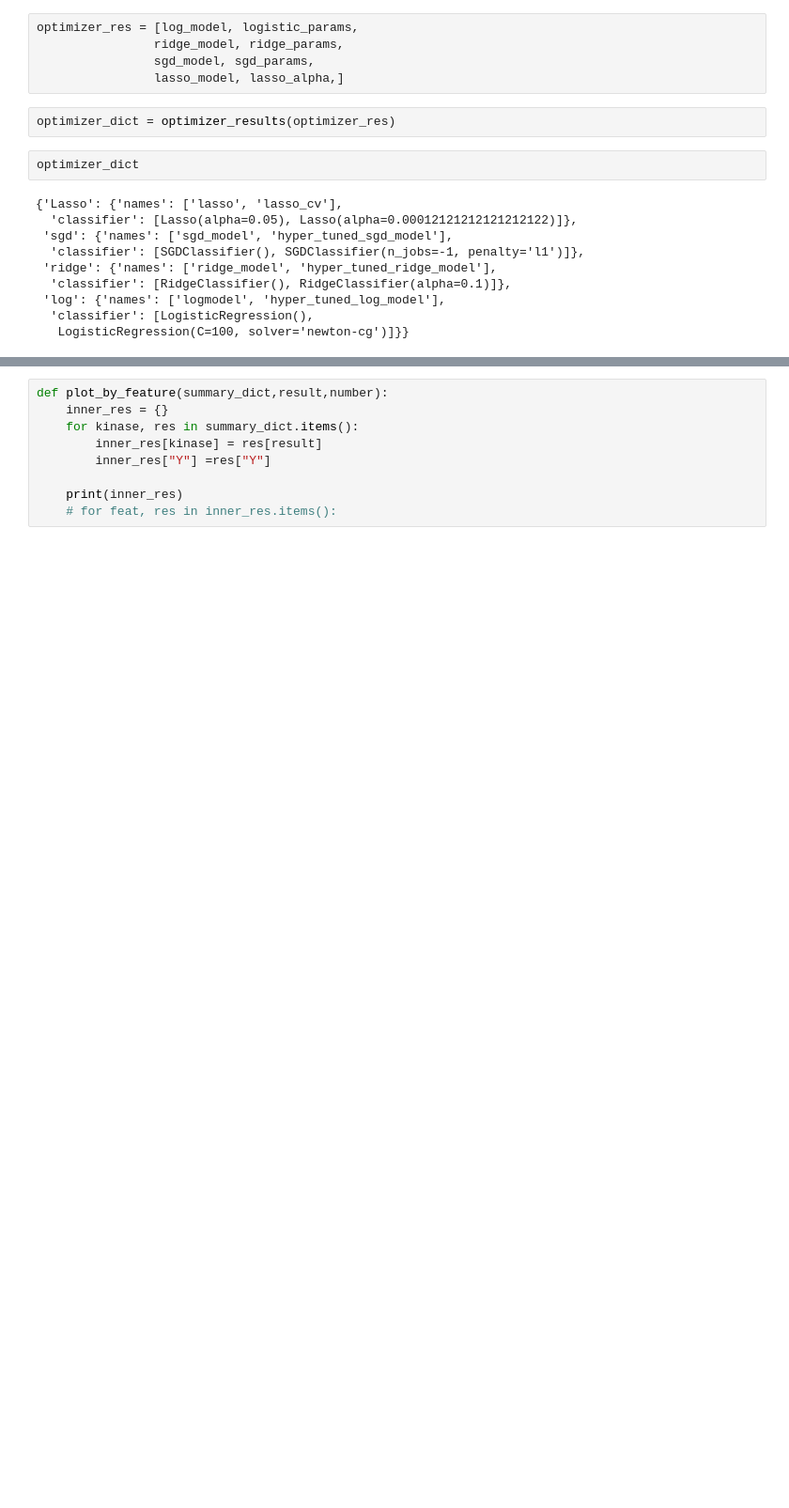
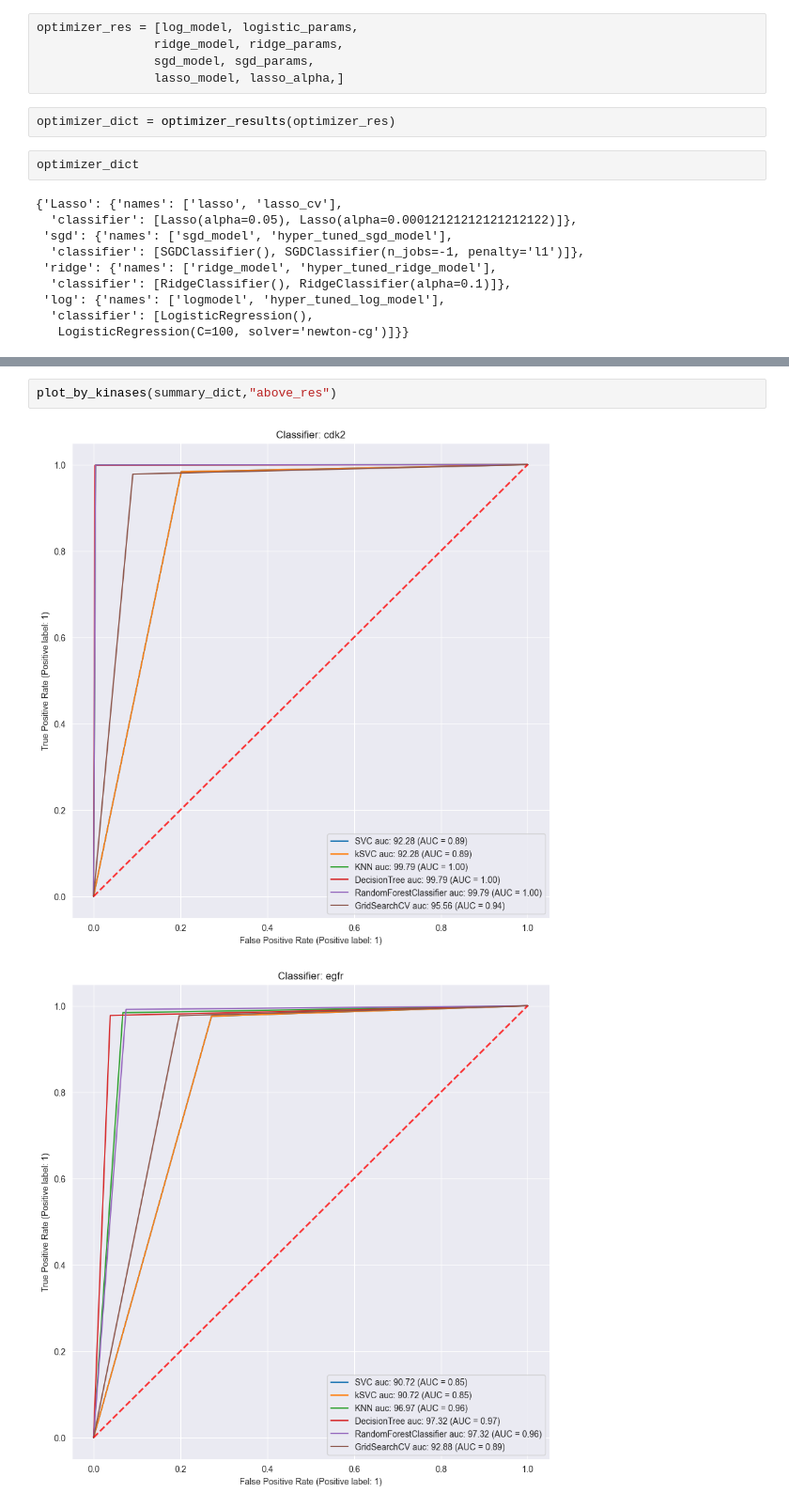
Before and after one commit to Nosyfire/Data_mining_and_machine_learning, a Jupyter notebook: Project/classifier.ipynb, the cells around one changed output, grey strips where cells are left out. Shown at 94% size. Cells and saved outputs as stored; diff of their text form; blank space fills up the shorter version.

```diff
--- a/Project/classifier.ipynb
+++ b/Project/classifier.ipynb
@@ -732,9 +726,5 @@ plot_by_kinases(summary_dict,"results")
-# %%
-def plot_by_feature(summary_dict,result,number):
-    inner_res = {}
-    for kinase, res in summary_dict.items():
-        inner_res[kinase] = res[result]
-        inner_res["Y"] =res["Y"]
-
-    print(inner_res)
-    # for feat, res in inner_res.items():
+# %%
+plot_by_kinases(summary_dict,"above_res")
+# %% [output]
+[figure, added]
+[figure, added]
```
Also changed, not shown: parts of 18 cells of this notebook.
